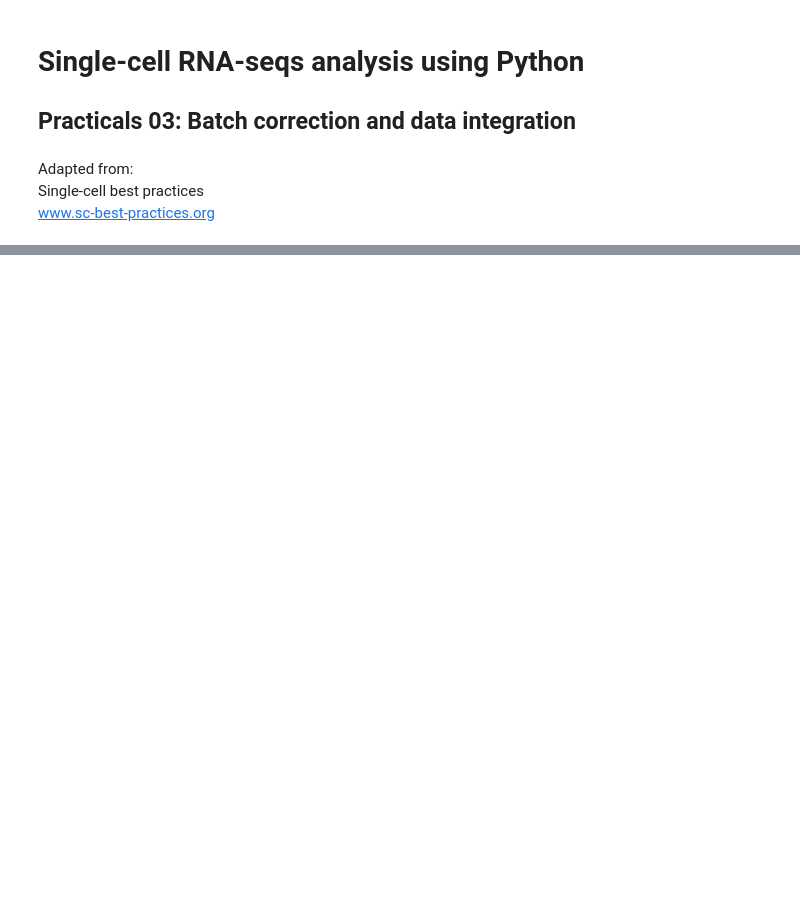
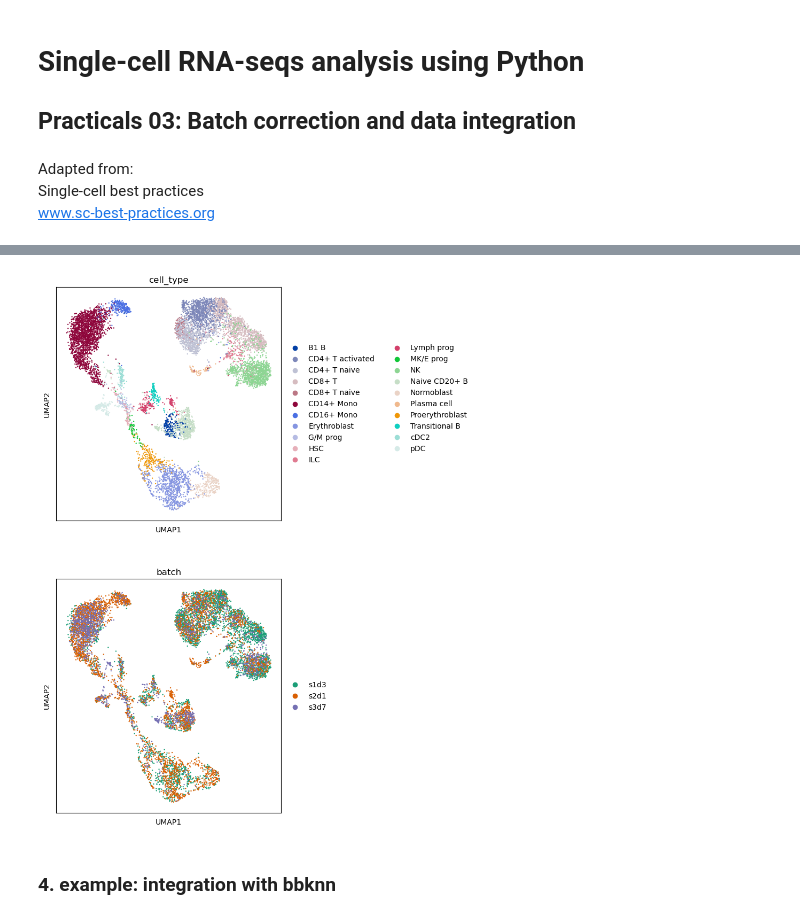
Before and after one commit to Functional-Genomics/scrnaseq_python_2023, a Jupyter notebook: practicals/practicals_03.ipynb, the cells around one changed output, grey strips where cells are left out. Drawn from its saved outputs; the diff is of its cells as text; code cells hidden in the pictures; blank space fills up the shorter version.

```diff
--- a/practicals/practicals_03.ipynb
+++ b/practicals/practicals_03.ipynb
@@ -59,0 +209,3 @@ adata
+# %%
+# move the unintegrated umap
+adata.obsm['X_umapraw'] = adata.obsm['X_umap']
@@ -59,0 +240,6 @@ adata
+# %%
+matplotlib.rcParams['figure.figsize'] = [5, 6]
+# %%
+sc.pl.umap(adata, color=[label_key, batch_key], ncols=1)
+# %% [output]
+[figure, added]
@@ -59,0 +249,2 @@ adata
+# %% [markdown]
+### 4. example: integration with bbknn
```
Also changed, not shown: parts of 53 cells of this notebook.
